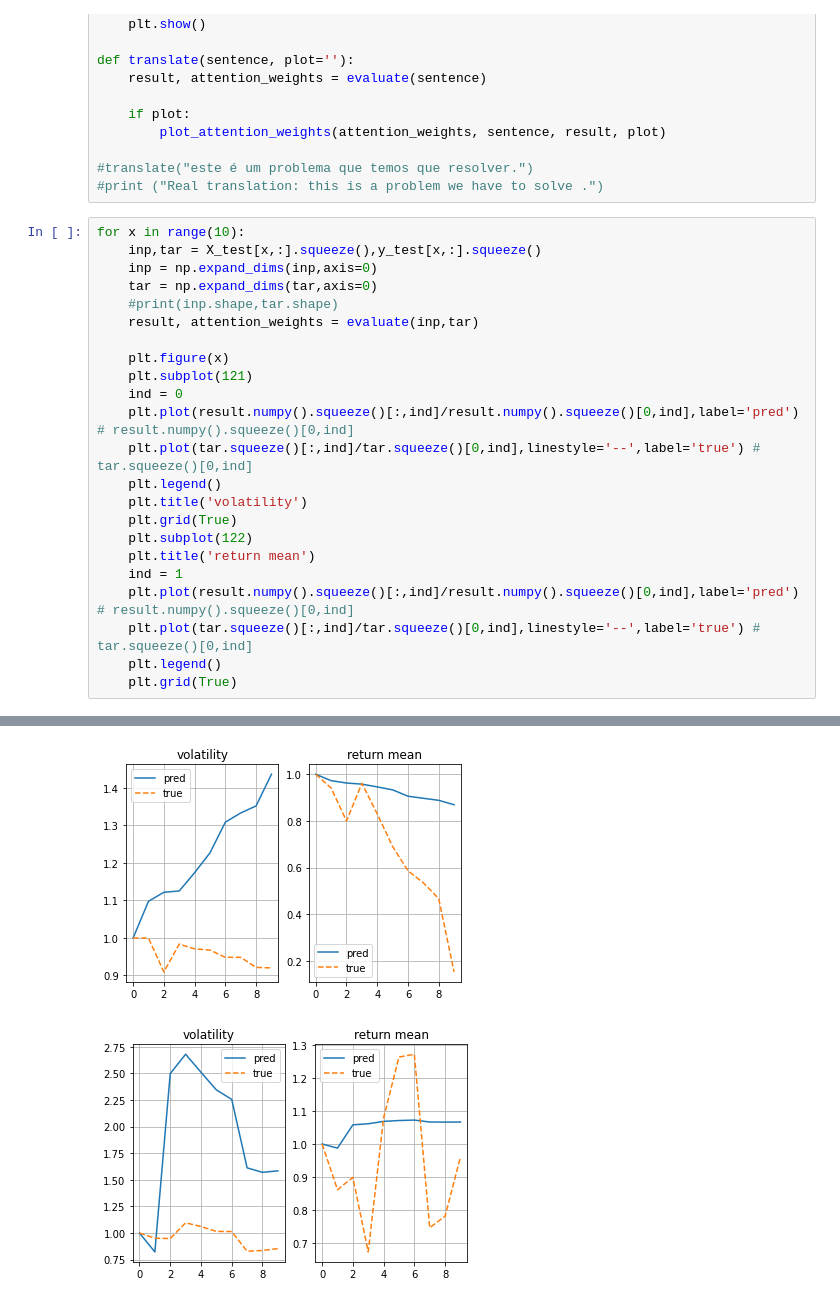
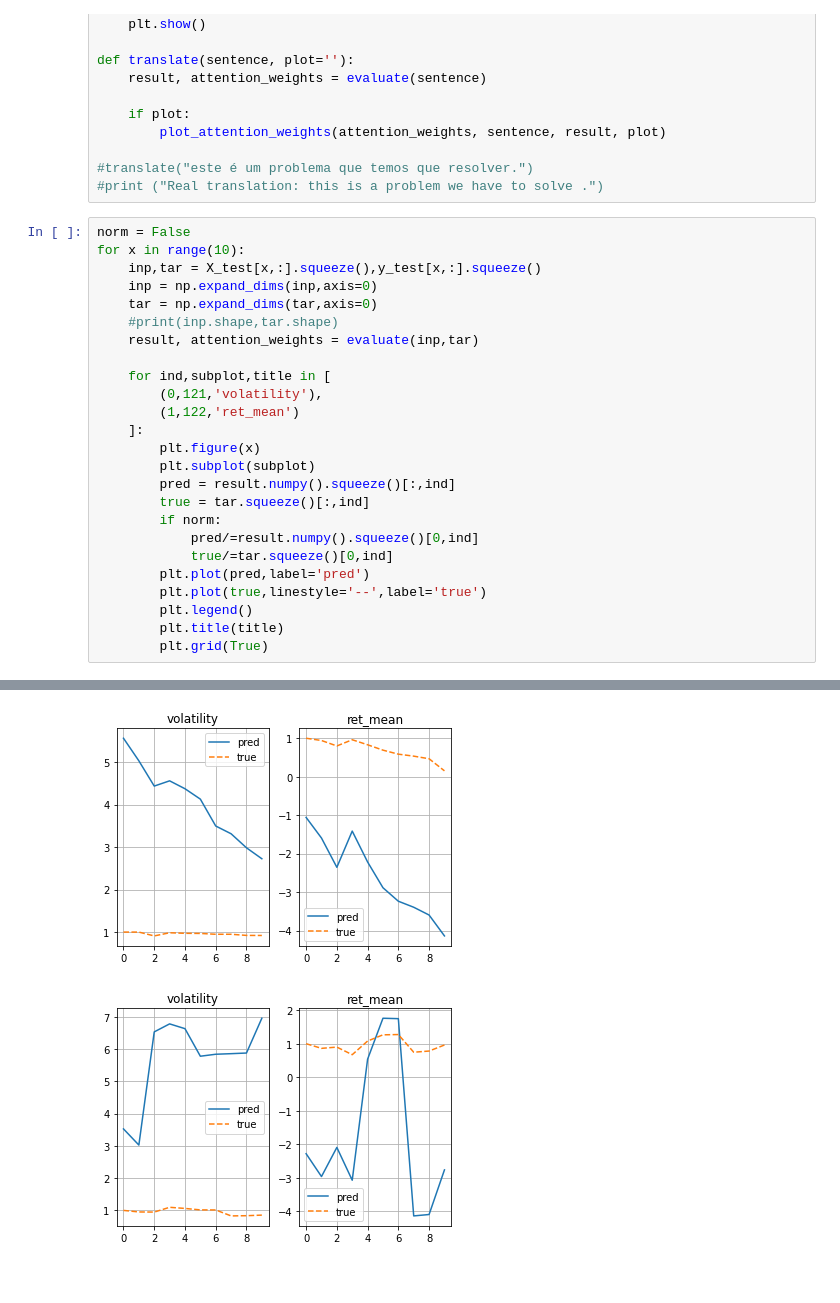
Before and after one commit to pangyuteng/public-misc, a Jupyter notebook: finance/ml/eval.ipynb, the cells around one changed output, grey strips where cells are left out. Saved outputs shown, nothing was run; the diff lists cells and outputs as text.

```diff
--- a/finance/ml/eval.ipynb
+++ b/finance/ml/eval.ipynb
@@ -259,6 +258,7 @@ def translate(sentence, plot=''):
 #translate("este é um problema que temos que resolver.")
 #print ("Real translation: this is a problem we have to solve .")
 # %%
+norm = False
 for x in range(10):
     inp,tar = X_test[x,:].squeeze(),y_test[x,:].squeeze()
     inp = np.expand_dims(inp,axis=0)
@@ -266,19 +266,20 @@ for x in range(10):
     #print(inp.shape,tar.shape)
     result, attention_weights = evaluate(inp,tar)
 
-    plt.figure(x)
-    plt.subplot(121)
-    ind = 0
-    plt.plot(result.numpy().squeeze()[:,ind]/result.numpy().squeeze()[0,ind],label='pred') # result.numpy().squeeze()[0,ind]
-    plt.plot(tar.squeeze()[:,ind]/tar.squeeze()[0,ind],linestyle='--',label='true') # tar.squeeze()[0,ind]
-    plt.legend()
-    plt.title('volatility')
-    plt.grid(True)
-    plt.subplot(122)
-    plt.title('return mean')
-    ind = 1
-    plt.plot(result.numpy().squeeze()[:,ind]/result.numpy().squeeze()[0,ind],label='pred') # result.numpy().squeeze()[0,ind]
-    plt.plot(tar.squeeze()[:,ind]/tar.squeeze()[0,ind],linestyle='--',label='true') # tar.squeeze()[0,ind]
-    plt.legend()
-    plt.grid(True)
+    for ind,subplot,title in [
+        (0,121,'volatility'),
+        (1,122,'ret_mean')
+    ]:
+        plt.figure(x)
+        plt.subplot(subplot)
+        pred = result.numpy().squeeze()[:,ind]
+        true = tar.squeeze()[:,ind]
+        if norm:
+            pred/=result.numpy().squeeze()[0,ind]
+            true/=tar.squeeze()[0,ind]
+        plt.plot(pred,label='pred')
+        plt.plot(true,linestyle='--',label='true')
+        plt.legend()
+        plt.title(title)
+        plt.grid(True)
 # %% [output]
@@ -292,2 +293,2 @@ for x in range(10):
-[figure, old version]
+[figure, new version]
-[figure, old version]
+[figure, new version]
```
Also changed, not shown: parts of 3 cells of this notebook, 1 other file.
